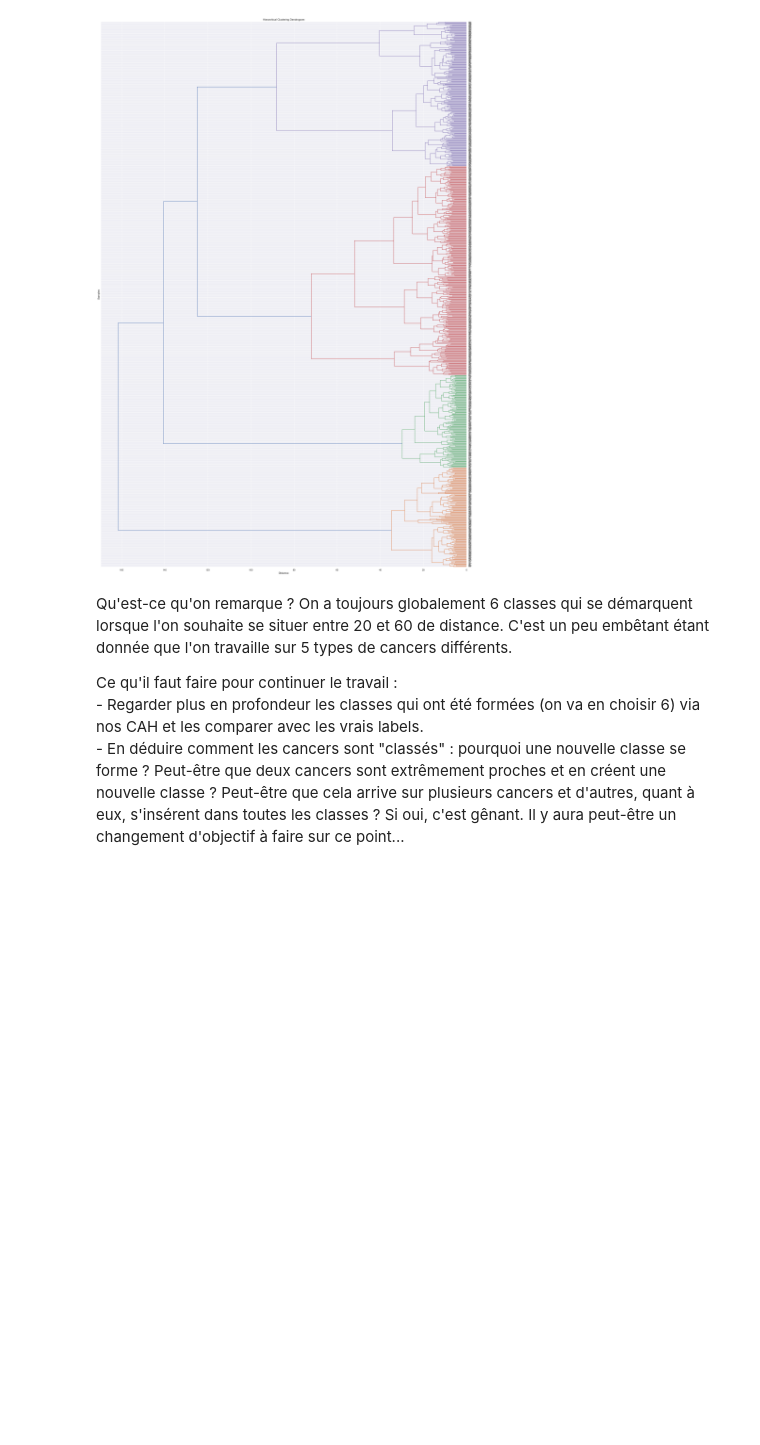
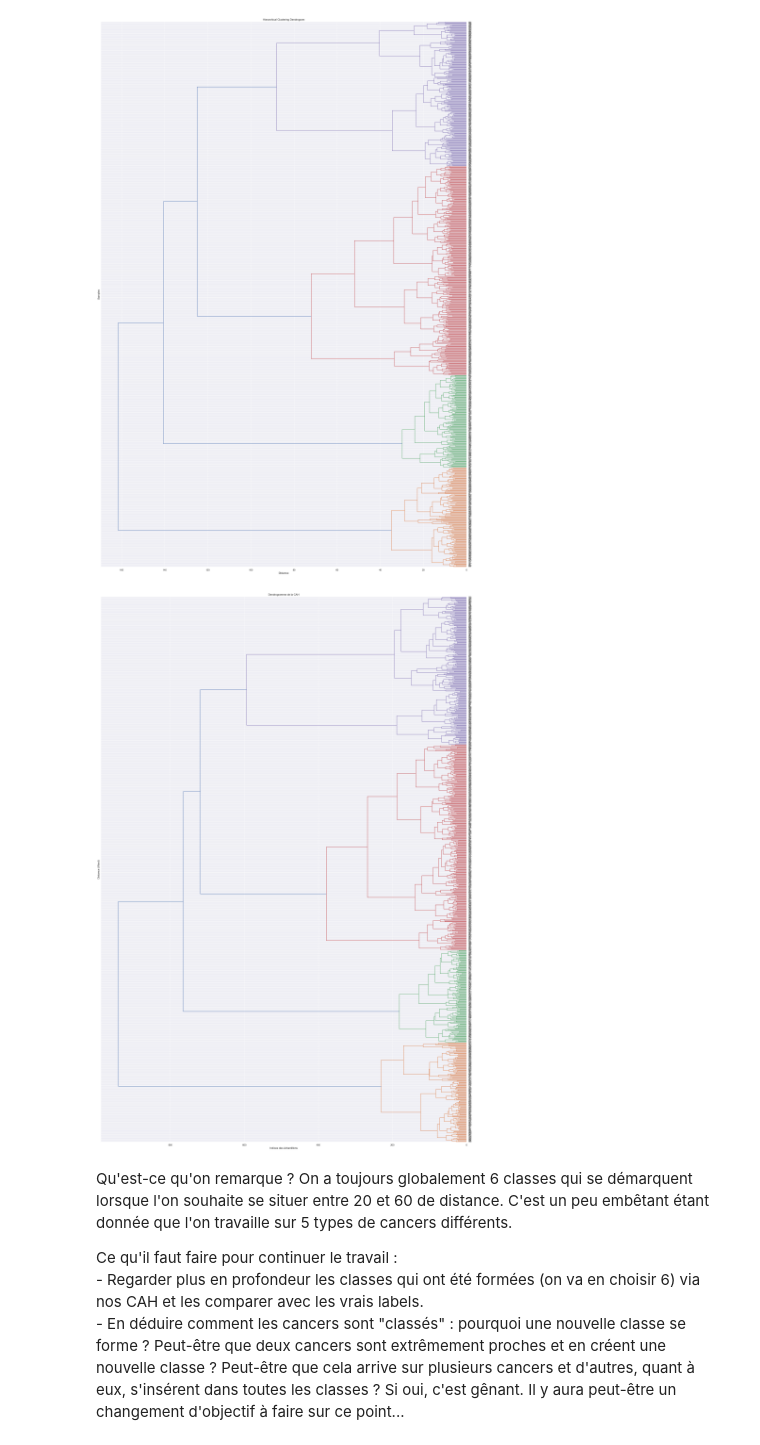
Before and after one commit to leaajo/APST, a Jupyter notebook: 2_cah.ipynb, the cells around one changed output. Saved outputs shown, nothing was run; the diff lists cells and outputs as text; code cells hidden in the pictures; blank space fills up the shorter version.

```diff
--- a/2_cah.ipynb
+++ b/2_cah.ipynb
@@ -187,6 +182,32 @@ plt.xlabel('Distance')
 plt.show()
 # %% [output]
 [figure]
+# %%
+from sklearn.decomposition import PCA
+from scipy.cluster.hierarchy import dendrogram, linkage
+import matplotlib.pyplot as plt
+
+# Réalisation de l'ACP en gardant uniquement les 100 premières composantes
+pca = PCA(n_components=100)
+components = pca.fit_transform(df_scaled)
+
+# Appliquer la CAH sur les 100 premières composantes principales
+# Utilisation de la méthode de Ward pour minimiser la variance intra-cluster
+Z = linkage(components, method='ward')
+
+# Tracer le dendrogramme
+plt.figure(figsize=(30, 45))
+dendrogram(Z,
+           orientation="left",
+           labels=None,
+           leaf_font_size=8)
+
+plt.title('Dendrogramme de la CAH')
+plt.xlabel('Indices des échantillons')
+plt.ylabel('Distance (Ward)')
+plt.show()
+# %% [output]
+[figure, added]
 # %% [markdown]
 Qu'est-ce qu'on remarque ? On a toujours globalement 6 classes qui se démarquent lorsque l'on souhaite se situer entre 20 et 60 de distance.
 C'est un peu embêtant étant donnée que l'on travaille sur 5 types de cancers différents.
```
Also changed, not shown: parts of 5 cells of this notebook.
